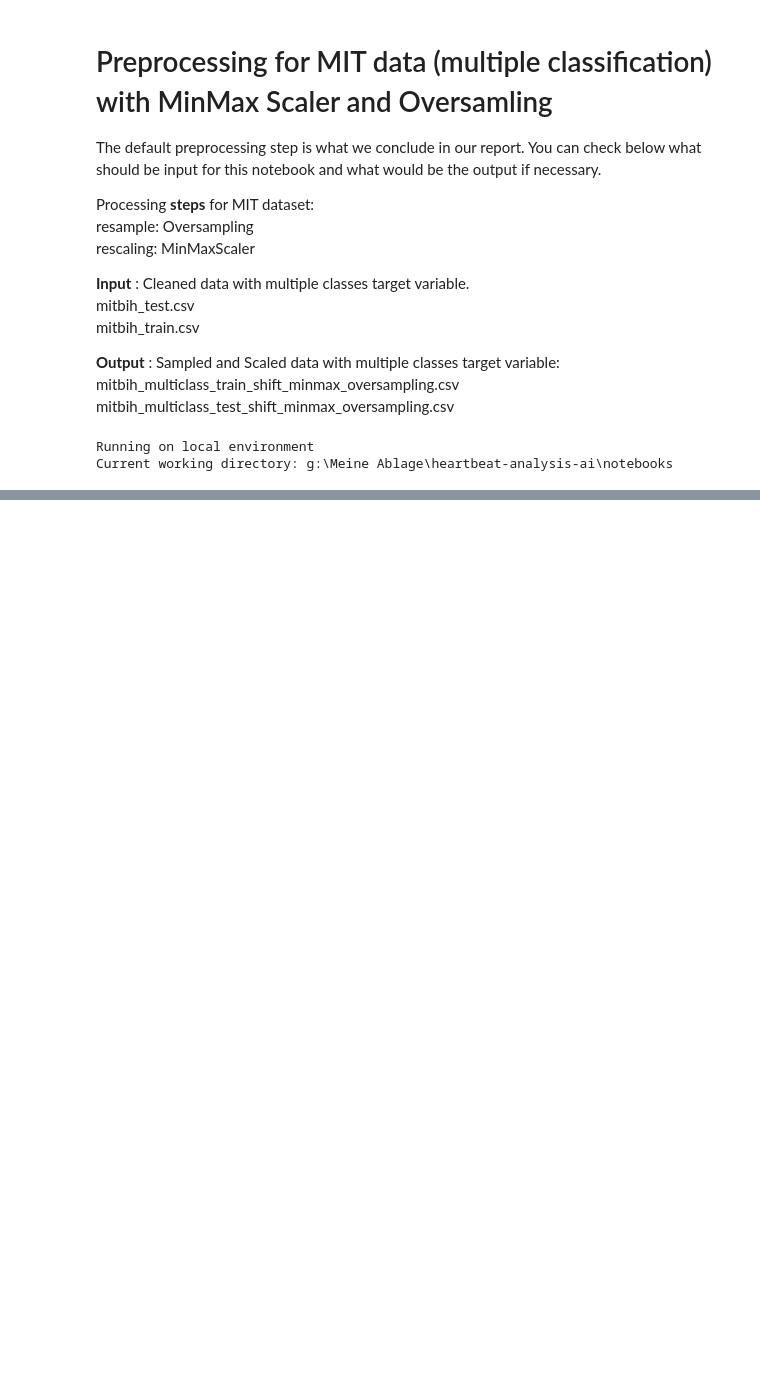
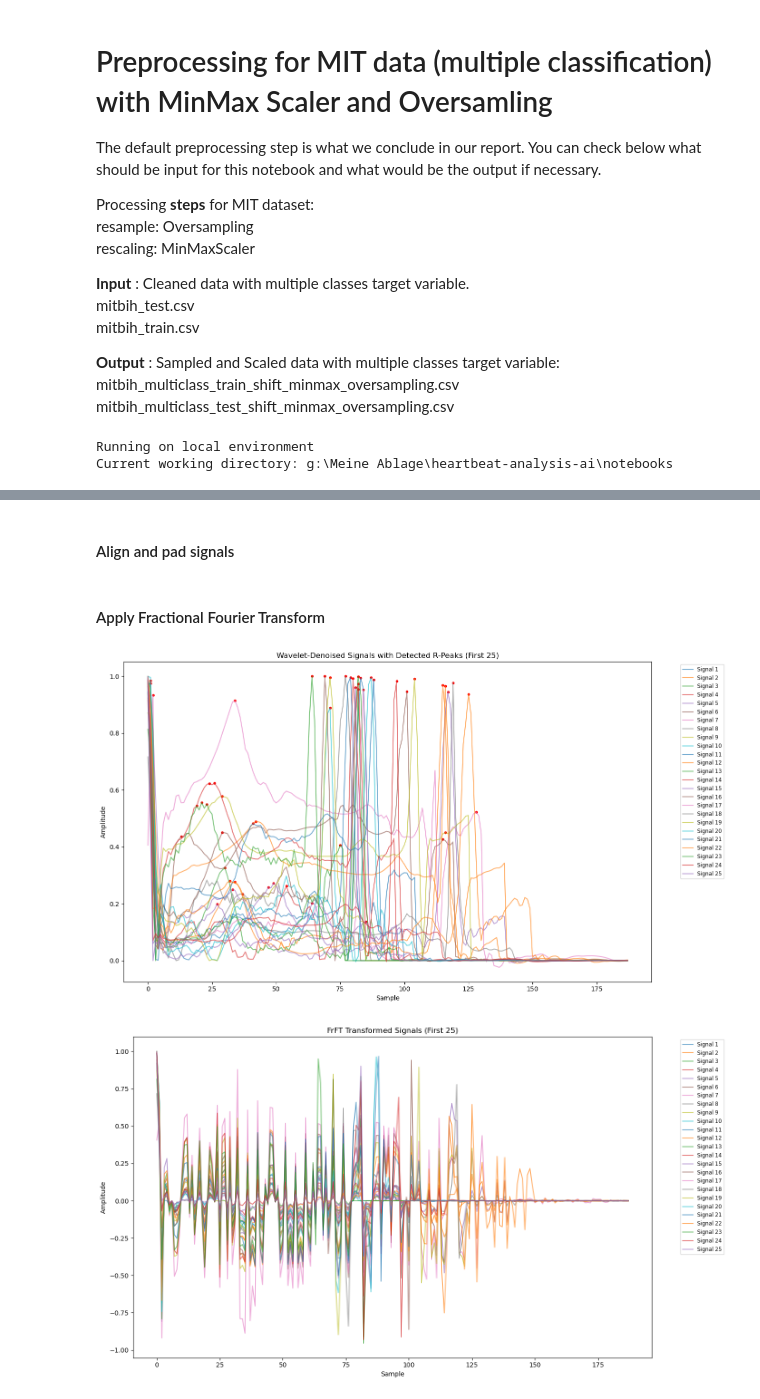
Before and after one commit to Ping-YUAN/heartbeat-analysis-ai, a Jupyter notebook: notebooks/preprocessing_mit_multipleclass_shift_minmax_oversampling.ipynb, the cells around one changed output, grey strips where cells are left out. Drawn from its saved outputs; the diff is of its cells as text; code cells hidden in the pictures; blank space fills up the shorter version.

Commit message:
adjusted shifting of data with multiple classes to paper from Nature

```diff
--- a/notebooks/preprocessing_mit_multipleclass_shift_minmax_oversampling.ipynb
+++ b/notebooks/preprocessing_mit_multipleclass_shift_minmax_oversampling.ipynb
@@ -193,0 +235,4 @@ Data processing complete!
+# %%
+# Denoise train and test signals
+train_denoised = [wavelet_denoise(signal) for signal in train_signals]
+test_denoised = [wavelet_denoise(signal) for signal in test_signals]
@@ -193,0 +241,44 @@ Data processing complete!
+# %%
+train_r_peaks = [terma_ecg_detection(signal) for signal in train_denoised]
+test_r_peaks = [terma_ecg_detection(signal) for signal in test_denoised]
+# %% [markdown]
+#### Align and pad signals
+# %%
+train_aligned = align_and_pad_signals(train_denoised)
+test_aligned = align_and_pad_signals(test_denoised)
+# %% [markdown]
+#### Apply Fractional Fourier Transform
+# %%
+train_frft = [frft(signal, alpha=0.5) for signal in train_aligned]
+test_frft = [frft(signal, alpha=0.5) for signal in test_aligned]
+# %%
+# Plot the first 25 wavelet-denoised signals in one graph with their detected R-peaks
+plt.figure(figsize=(14, 8))
+
+for signal_index in range(25):  # Loop through the first 25 signals
+    plt.plot(train_denoised[signal_index], label=f"Signal {signal_index+1}", alpha=0.6)
+    plt.scatter(train_r_peaks[signal_index],
+                [train_denoised[signal_index][i] for i in train_r_peaks[signal_index]],
+                color='red', s=10)  # Detected R-peaks
+
+plt.title("Wavelet-Denoised Signals with Detected R-Peaks (First 25)")
+plt.xlabel("Sample")
+plt.ylabel("Amplitude")
+plt.legend(bbox_to_anchor=(1.05, 1), loc='upper left', fontsize='small')
+plt.tight_layout()
+plt.show()
+
+
+# Plot a subset of FrFT transformed signals
+plt.figure(figsize=(14, 8))
+for i, signal in enumerate(train_frft[:25]):  # Adjust subset size as needed
+    plt.plot(signal, label=f'Signal {i+1}', alpha=0.6)
+plt.title("FrFT Transformed Signals (First 25)")
+plt.xlabel("Sample")
+plt.ylabel("Amplitude")
+plt.legend(bbox_to_anchor=(1.05, 1), loc='upper left', fontsize='small')
+plt.tight_layout()
+plt.show()
+# %% [output]
+[figure, added]
+[figure, added]
```
Also changed, not shown: parts of 36 cells of this notebook.
